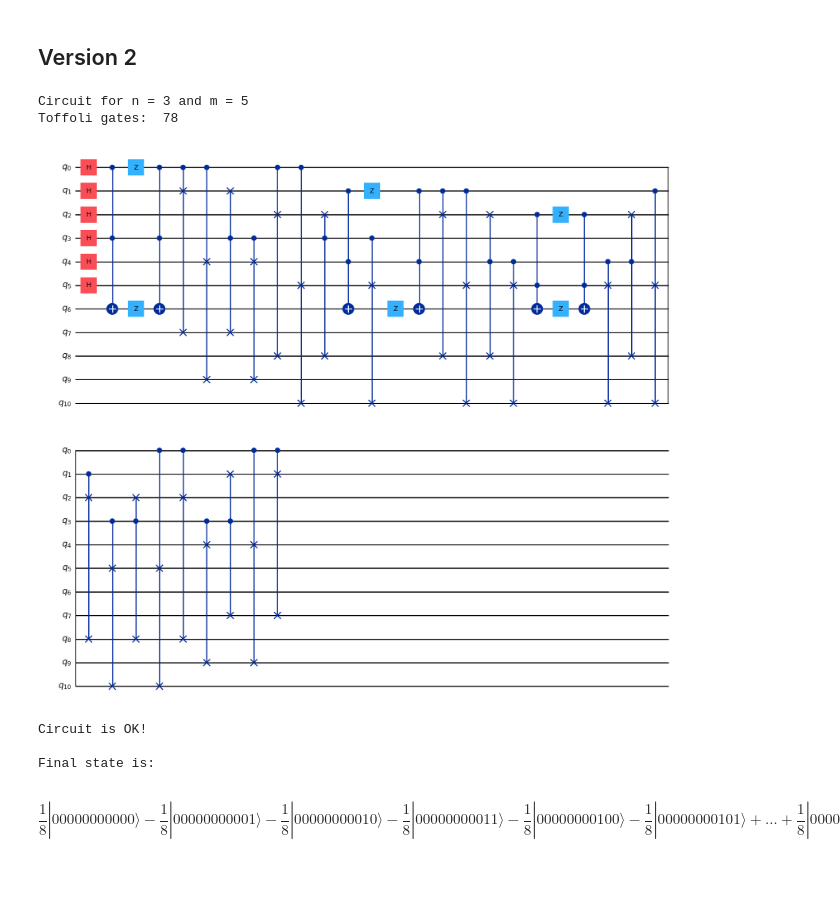
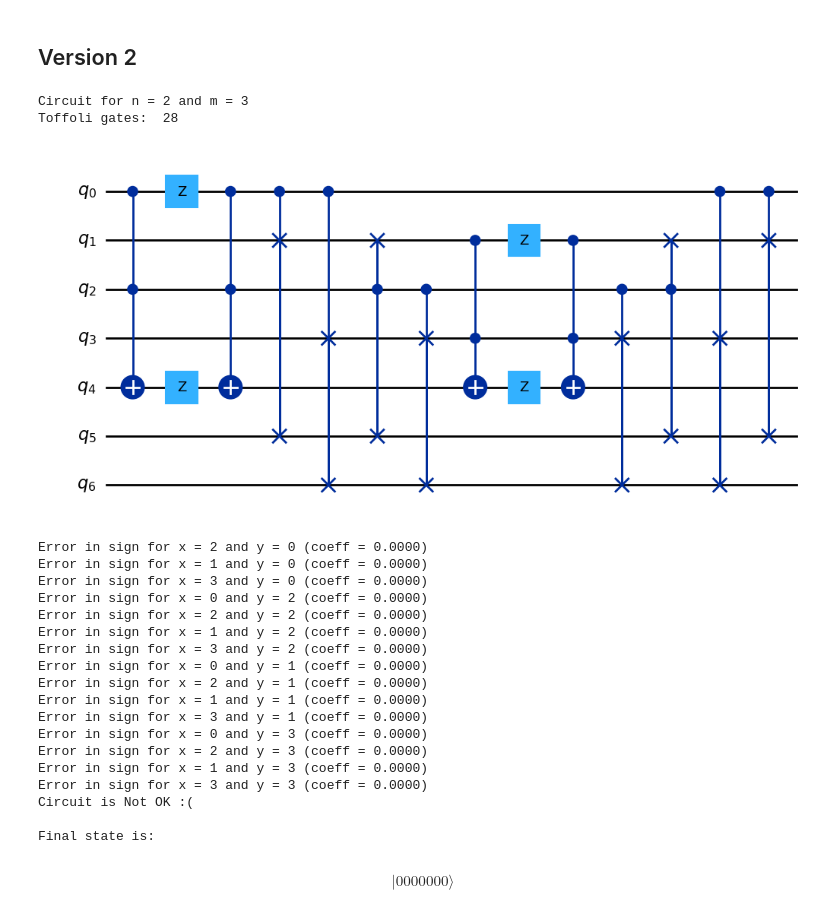
Before and after one commit to guilhermebaos/QUARMEN-Lessons, a Jupyter notebook: Quantum Algorithms/01-Homework01.ipynb, the cells around one changed output. Drawn from its saved outputs; the diff is of its cells as text; code cells hidden in the pictures; blank space fills up the shorter version.

```diff
--- a/Quantum Algorithms/01-Homework01.ipynb
+++ b/Quantum Algorithms/01-Homework01.ipynb
@@ -193,7 +193,7 @@ $$\frac{1}{4} |0000000000\rangle- \frac{1}{4} |0000000001\rangle- \frac{1}{4} |0
 ## Version 2
 # %%
 # ----- PARAMETERS -----
-n = 3
+n = 2
 m = 2*n - 1
 
 nq = 2 * n + m
@@ -250,36 +250,36 @@ for i in range(n):
         T += 6
 
 
 # Swap all at the end
 for i in range(n-1, -1, -1):
     # Get qubit indexes
     xi = i
     yi = i+n
 
     for j in range(n-1, i, -1):
         xj = j
         yj = j+n
 
         # Swap controled on yi = 1
         qc.cswap(yi, yj, ancy[j-1])
         qc.cswap(yi, xj, ancx[j-1])
         T += 6
 
         # Swap controled on xi = 1
         qc.cswap(xi, yj, ancy[j-1])
         qc.cswap(xi, xj, ancx[j-1])
         T += 6
 
 
 
 # ----- VISUALIZATION -----
 print(f"Circuit for n = {n} and m = {m}")
 print("Toffoli gates: ", T)
 qc.draw('mpl')
 # %% [output]
-Circuit for n = 3 and m = 5
-Toffoli gates:  78
+Circuit for n = 2 and m = 3
+Toffoli gates:  28
-[figure, old version]
+[figure, new version]
 # %%
 state, ok = test(qc, nq, n)
 
@@ -288,7 +288,22 @@ print(f"Circuit is {'OK!' if ok else "Not OK :("}\n")
 print("Final state is:")
 state.draw("latex")
 # %% [output]
-Circuit is OK!
+Error in sign for x = 2 and y = 0 (coeff = 0.0000)
+Error in sign for x = 1 and y = 0 (coeff = 0.0000)
+Error in sign for x = 3 and y = 0 (coeff = 0.0000)
+Error in sign for x = 0 and y = 2 (coeff = 0.0000)
+Error in sign for x = 2 and y = 2 (coeff = 0.0000)
+Error in sign for x = 1 and y = 2 (coeff = 0.0000)
+Error in sign for x = 3 and y = 2 (coeff = 0.0000)
+Error in sign for x = 0 and y = 1 (coeff = 0.0000)
+Error in sign for x = 2 and y = 1 (coeff = 0.0000)
+Error in sign for x = 1 and y = 1 (coeff = 0.0000)
+Error in sign for x = 3 and y = 1 (coeff = 0.0000)
+Error in sign for x = 0 and y = 3 (coeff = 0.0000)
+Error in sign for x = 2 and y = 3 (coeff = 0.0000)
+Error in sign for x = 1 and y = 3 (coeff = 0.0000)
+Error in sign for x = 3 and y = 3 (coeff = 0.0000)
+Circuit is Not OK :(
 
 Final state is:
-$$\frac{1}{8} |00000000000\rangle- \frac{1}{8} |00000000001\rangle- \frac{1}{8} |00000000010\rangle- \frac{1}{8} |00000000011\rangle- \frac{1}{8} |00000000100\rangle- \frac{1}{8} |00000000101\rangle + \ldots +\frac{1}{8} |00000111011\rangle+\frac{1}{8} |00000111100\rangle+\frac{1}{8} |00000111101\rangle+\frac{1}{8} |00000111110\rangle+\frac{1}{8} |00000111111\rangle$$
+$$ |0000000\rangle$$
```
Also changed, not shown: 2 other files.
